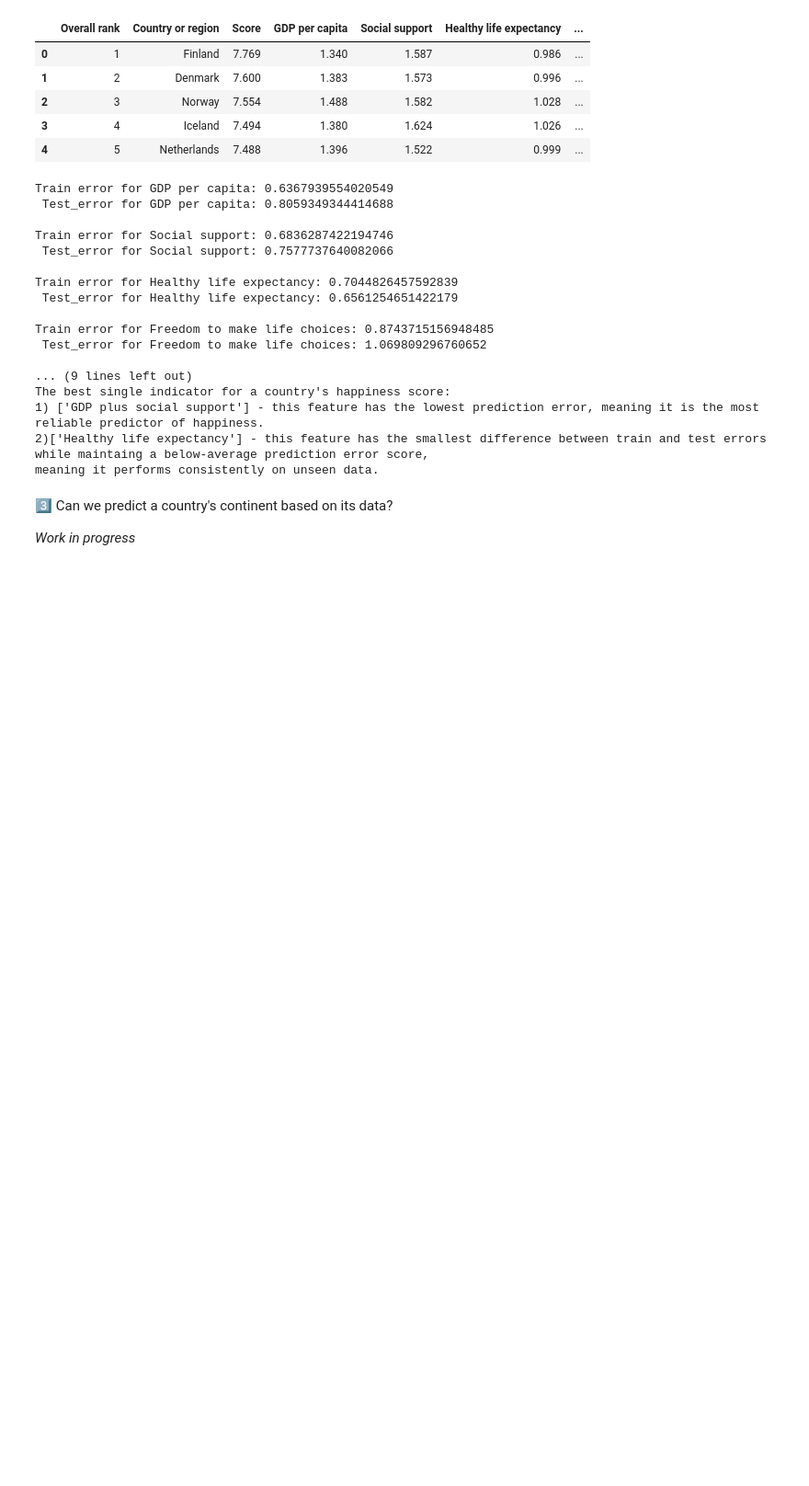
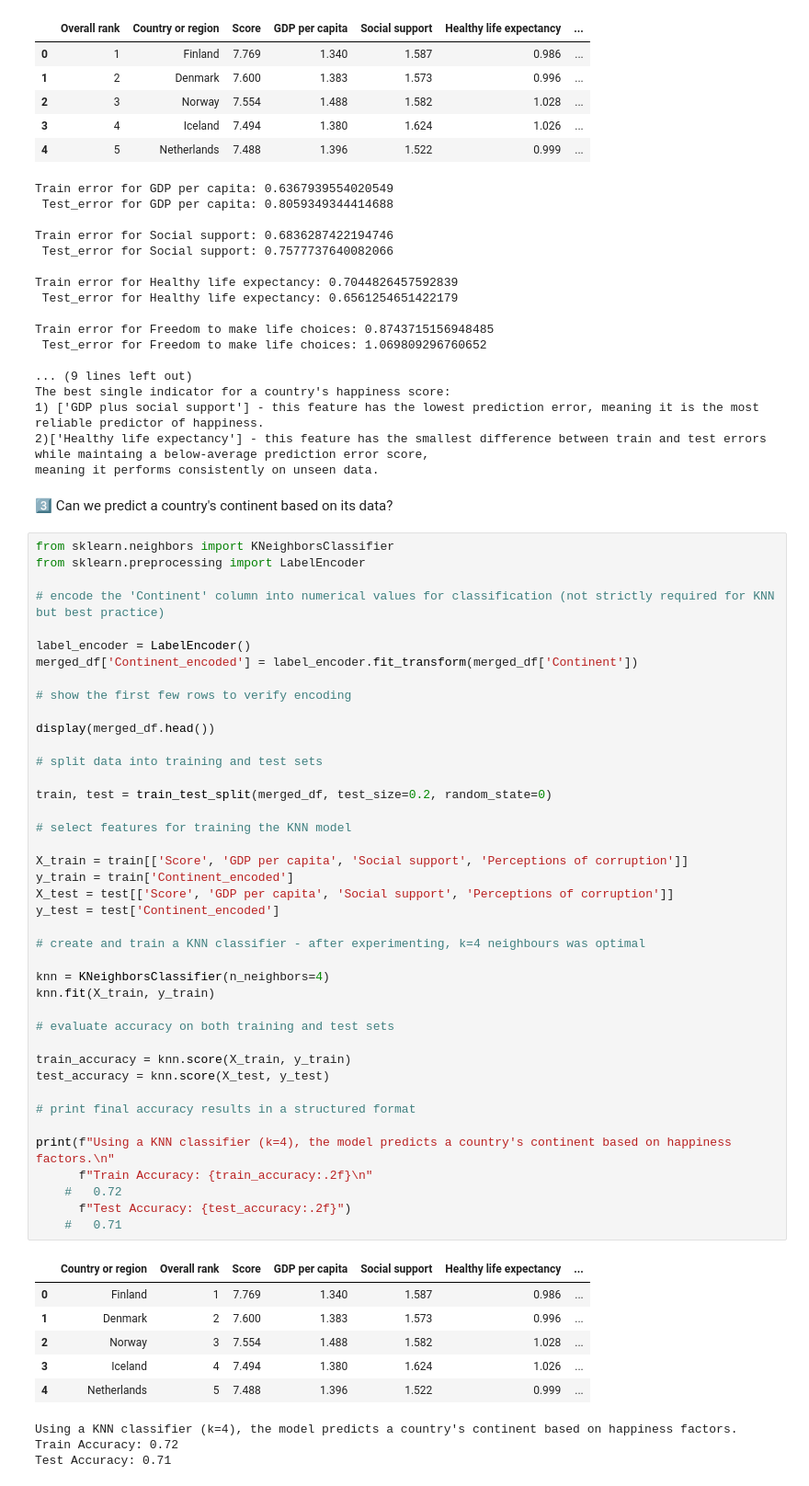
Before and after one commit to olikelly00/decoding-happiness, a Jupyter notebook: happiness.ipynb, the cells around one changed output. Shown at 92% size. Cells and saved outputs as stored; diff of their text form; blank space fills up the shorter version.

Commit message:
added knn model for final task

```diff
--- a/happiness.ipynb
+++ b/happiness.ipynb
@@ -663,6 +663,54 @@ The best single indicator for a country's happiness score:
 meaning it performs consistently on unseen data.
 # %% [markdown]
 3️⃣  Can we predict a country's continent based on its data?
-
-
-*Work in progress*
+# %%
+from sklearn.neighbors import KNeighborsClassifier
+from sklearn.preprocessing import LabelEncoder
+
+# encode the 'Continent' column into numerical values for classification (not strictly required for KNN but best practice)
+
+label_encoder = LabelEncoder()
+merged_df['Continent_encoded'] = label_encoder.fit_transform(merged_df['Continent'])
+
+# show the first few rows to verify encoding
+
+display(merged_df.head())
+
+# split data into training and test sets
+
+train, test = train_test_split(merged_df, test_size=0.2, random_state=0)
+
+# select features for training the KNN model
+
+X_train = train[['Score', 'GDP per capita', 'Social support', 'Perceptions of corruption']]
+y_train = train['Continent_encoded']
+X_test = test[['Score', 'GDP per capita', 'Social support', 'Perceptions of corruption']]
+y_test = test['Continent_encoded']
+
+# create and train a KNN classifier - after experimenting, k=4 neighbours was optimal
+
+knn = KNeighborsClassifier(n_neighbors=4)
+knn.fit(X_train, y_train)
+
+# evaluate accuracy on both training and test sets
+
+train_accuracy = knn.score(X_train, y_train)
+test_accuracy = knn.score(X_test, y_test)
+
+# print final accuracy results in a structured format
+
+print(f"Using a KNN classifier (k=4), the model predicts a country's continent based on happiness factors.\n"
+      f"Train Accuracy: {train_accuracy:.2f}\n"
+    #   0.72
+      f"Test Accuracy: {test_accuracy:.2f}")
+    #   0.71
+# %% [output]
+|  | Country or region | Overall rank | Score | GDP per capita | Social support | Healthy life expectancy | ... |
+| 0 | Finland | 1 | 7.769 | 1.340 | 1.587 | 0.986 | ... |
+| 1 | Denmark | 2 | 7.600 | 1.383 | 1.573 | 0.996 | ... |
+| 2 | Norway | 3 | 7.554 | 1.488 | 1.582 | 1.028 | ... |
+| 3 | Iceland | 4 | 7.494 | 1.380 | 1.624 | 1.026 | ... |
+| 4 | Netherlands | 5 | 7.488 | 1.396 | 1.522 | 0.999 | ... |
+Using a KNN classifier (k=4), the model predicts a country's continent based on happiness factors.
+Train Accuracy: 0.72
+Test Accuracy: 0.71
```
